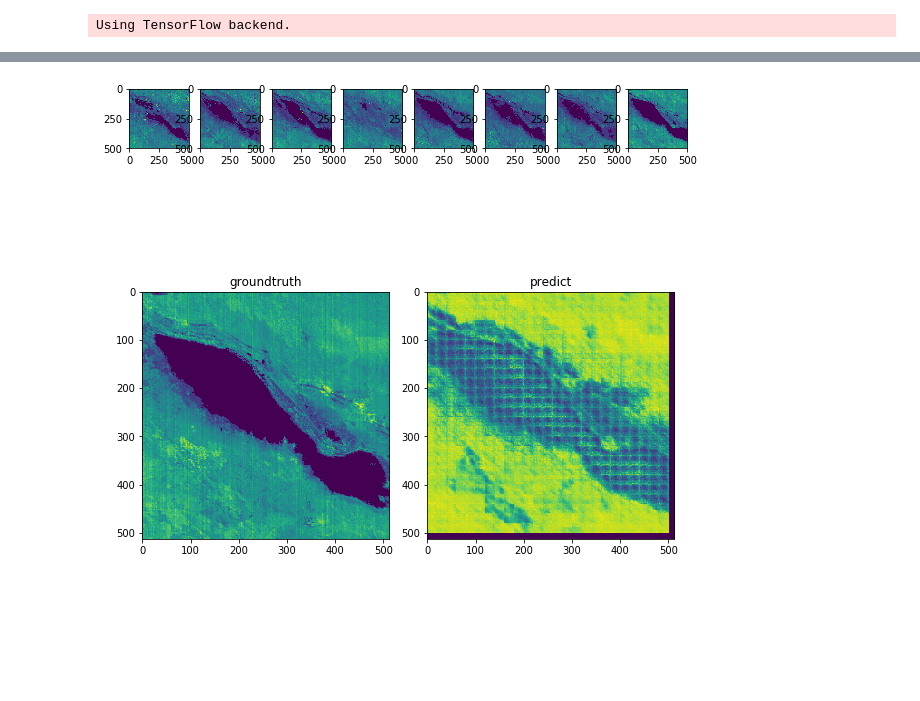
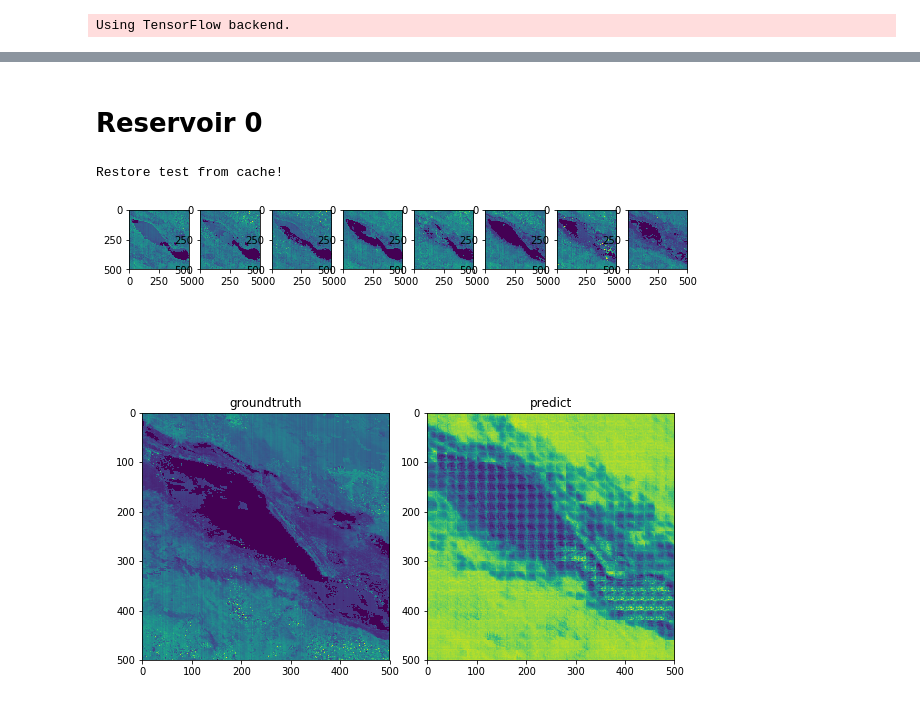
Before and after one commit to Hydroviet/Modis, a Jupyter notebook: Test_Augmentation.ipynb, the cells around one changed output, grey strips where cells are left out. Cells and saved outputs as stored; diff of their text form; code cells hidden in the pictures; blank space fills up the shorter version.

Commit message:
ramdom_crop test_1

```diff
--- a/Test_Augmentation.ipynb
+++ b/Test_Augmentation.ipynb
@@ -71,10 +60,26 @@ Total params: 711,301
 Trainable params: 711,101
 Non-trainable params: 200
 _________________________________________________________________
+# %% [markdown]
+# Reservoir 0
 # %%
+reservoir_index = 0
+test_data, test_target = get_data(data_type='test', reservoirIndex=reservoir_index, timeSteps=timeSteps)
+n = test_data.shape[0]
 scaler = MinMaxScaler()
+
 scaler.fit(test_data.reshape(test_data.shape[0]*\
                           test_data.shape[1]*test_data.shape[2],
                           test_data.shape[3]*test_data.shape[4]))
 test_data = scaleAsTrain(test_data, scaler)
 test_target = scaleAsTrain(test_target, scaler)
+
+predictAndVisualize_RandomCrop(which=np.random.randint(n),
+                               reservoir_index=reservoir_index,
+                               test_data=test_data,
+                               test_target=test_target,
+                               model=model,
+                               crop_size=20)
+# %% [output]
+Restore test from cache!
+[figure, added]
@@ -83,9 +85,0 @@ which = np.random.randint(test_data.shape[0])
-# %%
-predictAndVisualize_RandomCrop(which=which,
-                               reservoir_index=0,
-                               test_data=test_data,
-                               test_target=test_target,
-                               model=model,
-                               crop_size=20)
-# %% [output]
-[figure, removed]
```
Also changed, not shown: parts of 28 cells of this notebook, 2 other files.
